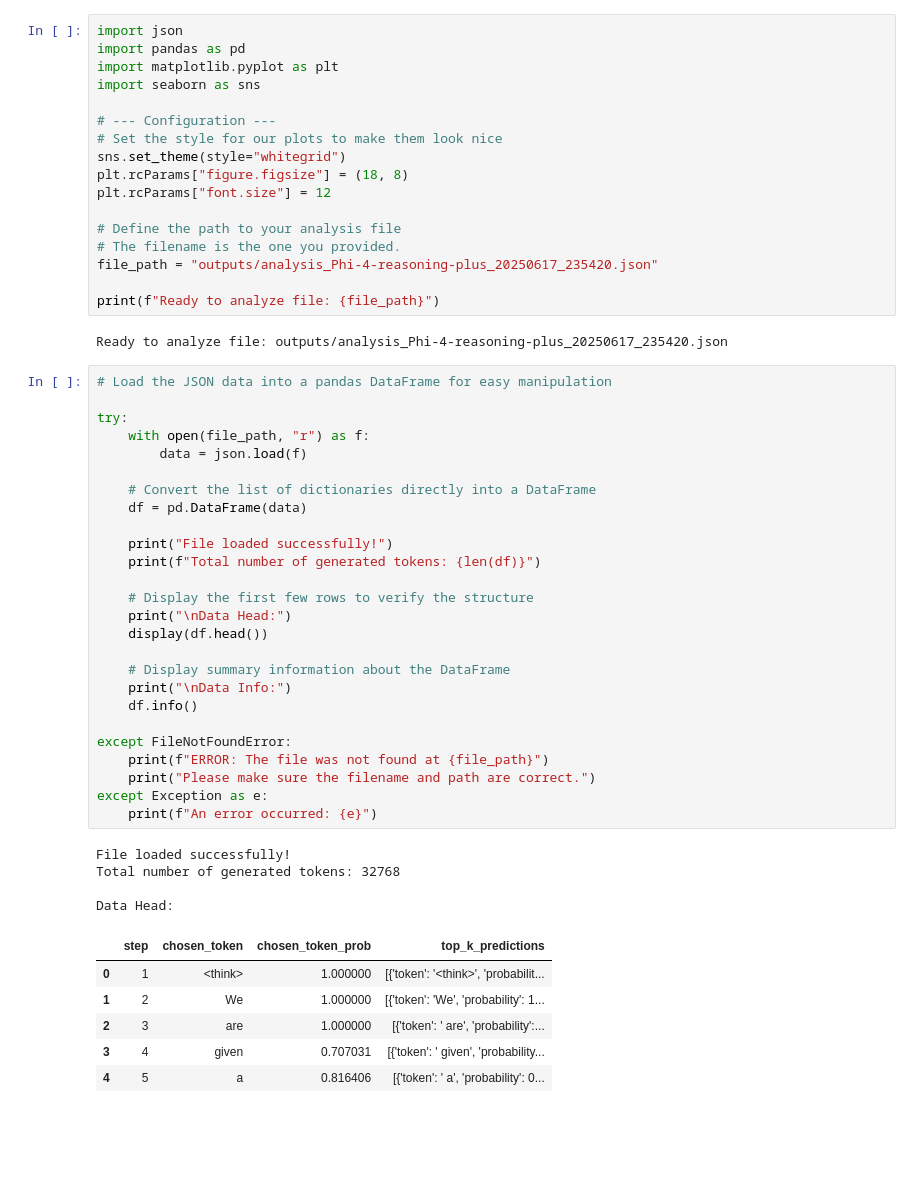
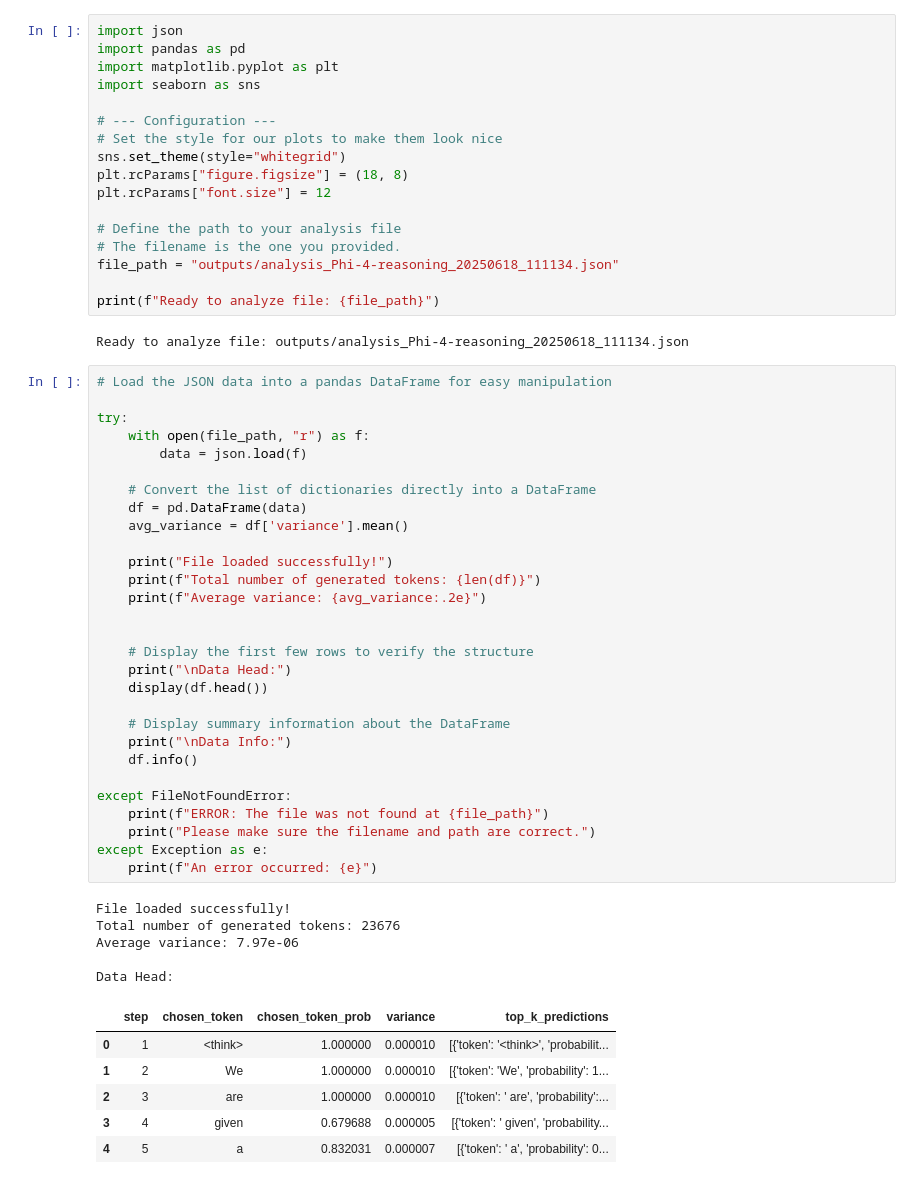
Before and after one commit to Teodor5rov/phi4-analyze, a Jupyter notebook: variance_analysis.ipynb, the cells around one changed output. Saved outputs shown, nothing was run; the diff lists cells and outputs as text; blank space fills up the shorter version.

Commit message:
updated analysis notebook

```diff
--- a/variance_analysis.ipynb
+++ b/variance_analysis.ipynb
@@ -12,47 +12,51 @@ plt.rcParams["font.size"] = 12
 
 # Define the path to your analysis file
 # The filename is the one you provided.
-file_path = "outputs/analysis_Phi-4-reasoning-plus_20250617_235420.json"
+file_path = "outputs/analysis_Phi-4-reasoning_20250618_111134.json"
 
 print(f"Ready to analyze file: {file_path}")
 # %% [output]
-Ready to analyze file: outputs/analysis_Phi-4-reasoning-plus_20250617_235420.json
+Ready to analyze file: outputs/analysis_Phi-4-reasoning_20250618_111134.json
 # %%
 # Load the JSON data into a pandas DataFrame for easy manipulation
 
 try:
     with open(file_path, "r") as f:
         data = json.load(f)
 
     # Convert the list of dictionaries directly into a DataFrame
     df = pd.DataFrame(data)
+    avg_variance = df['variance'].mean()
 
     print("File loaded successfully!")
     print(f"Total number of generated tokens: {len(df)}")
+    print(f"Average variance: {avg_variance:.2e}")
+
 
     # Display the first few rows to verify the structure
     print("\nData Head:")
     display(df.head())
 
     # Display summary information about the DataFrame
     print("\nData Info:")
     df.info()
 
 except FileNotFoundError:
     print(f"ERROR: The file was not found at {file_path}")
     print("Please make sure the filename and path are correct.")
 except Exception as e:
     print(f"An error occurred: {e}")
 # %% [output]
 File loaded successfully!
-Total number of generated tokens: 32768
+Total number of generated tokens: 23676
+Average variance: 7.97e-06
 
 Data Head:
-|  | step | chosen_token | chosen_token_prob | top_k_predictions |
-| 0 | 1 | <think> | 1.000000 | [{'token': '<think>', 'probabilit... |
-| 1 | 2 | We | 1.000000 | [{'token': 'We', 'probability': 1... |
-| 2 | 3 | are | 1.000000 | [{'token': ' are', 'probability':... |
-| 3 | 4 | given | 0.707031 | [{'token': ' given', 'probability... |
-| 4 | 5 | a | 0.816406 | [{'token': ' a', 'probability': 0... |
+|  | step | chosen_token | chosen_token_prob | variance | top_k_predictions |
+| 0 | 1 | <think> | 1.000000 | 0.000010 | [{'token': '<think>', 'probabilit... |
+| 1 | 2 | We | 1.000000 | 0.000010 | [{'token': 'We', 'probability': 1... |
+| 2 | 3 | are | 1.000000 | 0.000010 | [{'token': ' are', 'probability':... |
+| 3 | 4 | given | 0.679688 | 0.000005 | [{'token': ' given', 'probability... |
+| 4 | 5 | a | 0.832031 | 0.000007 | [{'token': ' a', 'probability': 0... |
 Data Info:
 <class 'pandas.core.frame.DataFrame'>
```
Also changed, not shown: parts of 4 cells of this notebook, 1 other file.
